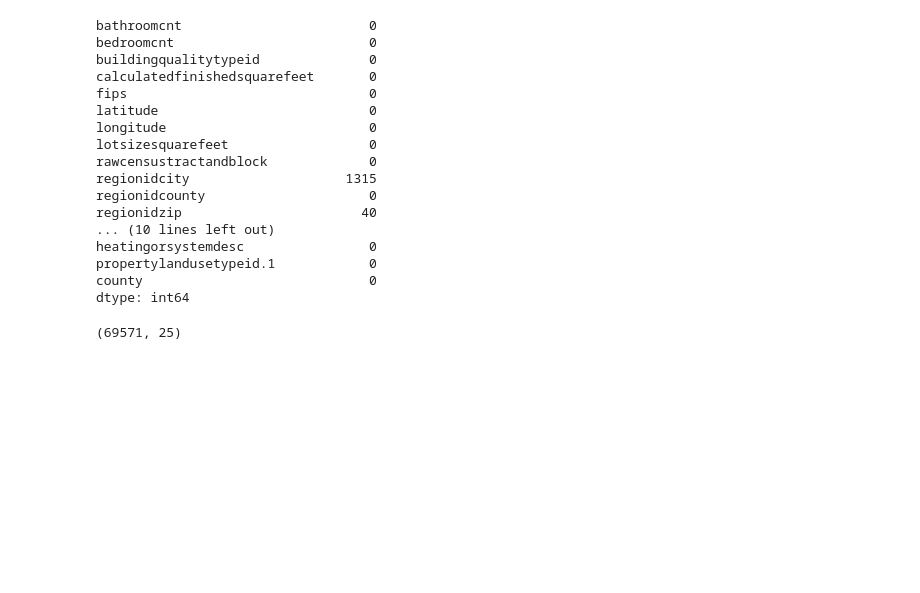
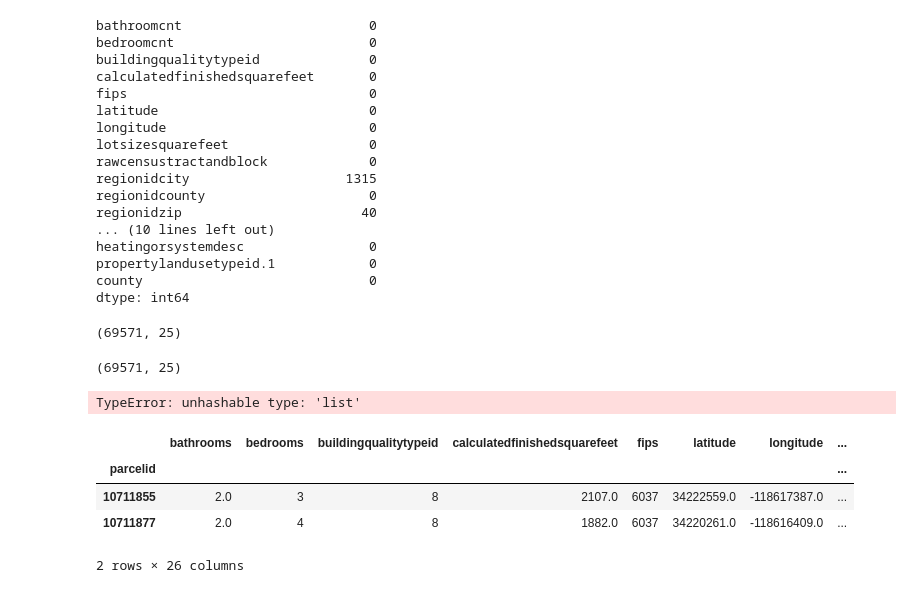
Before and after one commit to o0amandagomez0o/clustering-exercises, a Jupyter notebook: zillow.ipynb, the cells around one changed output. Saved outputs shown, nothing was run; the diff lists cells and outputs as text; code cells hidden in the pictures; blank space fills up the shorter version.

```diff
--- a/zillow.ipynb
+++ b/zillow.ipynb
@@ -1163,3 +1163,7 @@ df = df.dropna()
 df.shape
 # %% [output]
 (69571, 25)
+# %%
+df.shape
+# %% [output]
+(69571, 25)
@@ -1165,0 +1172,4 @@ df.shape
+# %%
+df = df.astype({[cols]: "int64"})
+# %% [output]
+TypeError: unhashable type: 'list'
@@ -1165,0 +1181,8 @@ df.shape
+# %%
+df.head(2)
+# %% [output]
+|  | bathrooms | bedrooms | buildingqualitytypeid | calculatedfinishedsquarefeet | fips | latitude | longitude | ... |
+| parcelid |  |  |  |  |  |  |  | ... |
+| 10711855 | 2.0 | 3 | 8 | 2107.0 | 6037 | 34222559.0 | -118617387.0 | ... |
+| 10711877 | 2.0 | 4 | 8 | 1882.0 | 6037 | 34220261.0 | -118616409.0 | ... |
+2 rows × 26 columns
```
Also changed, not shown: parts of 11 cells of this notebook, 6 other files.
